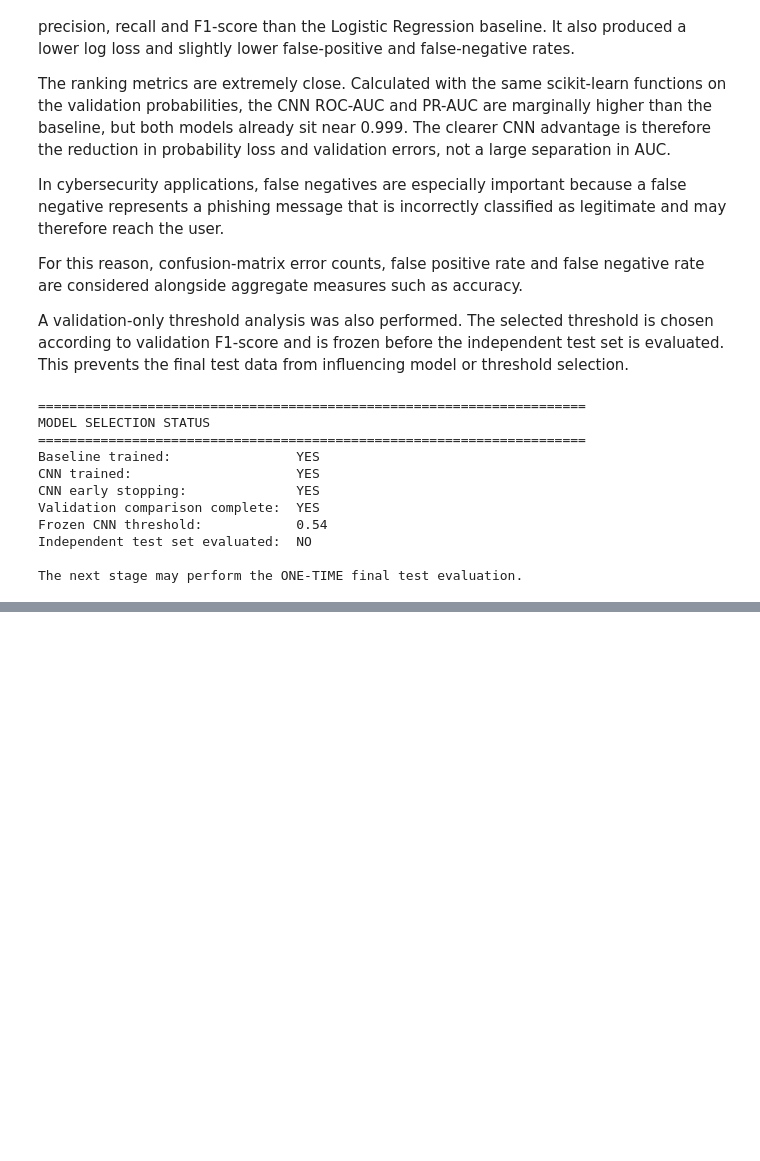
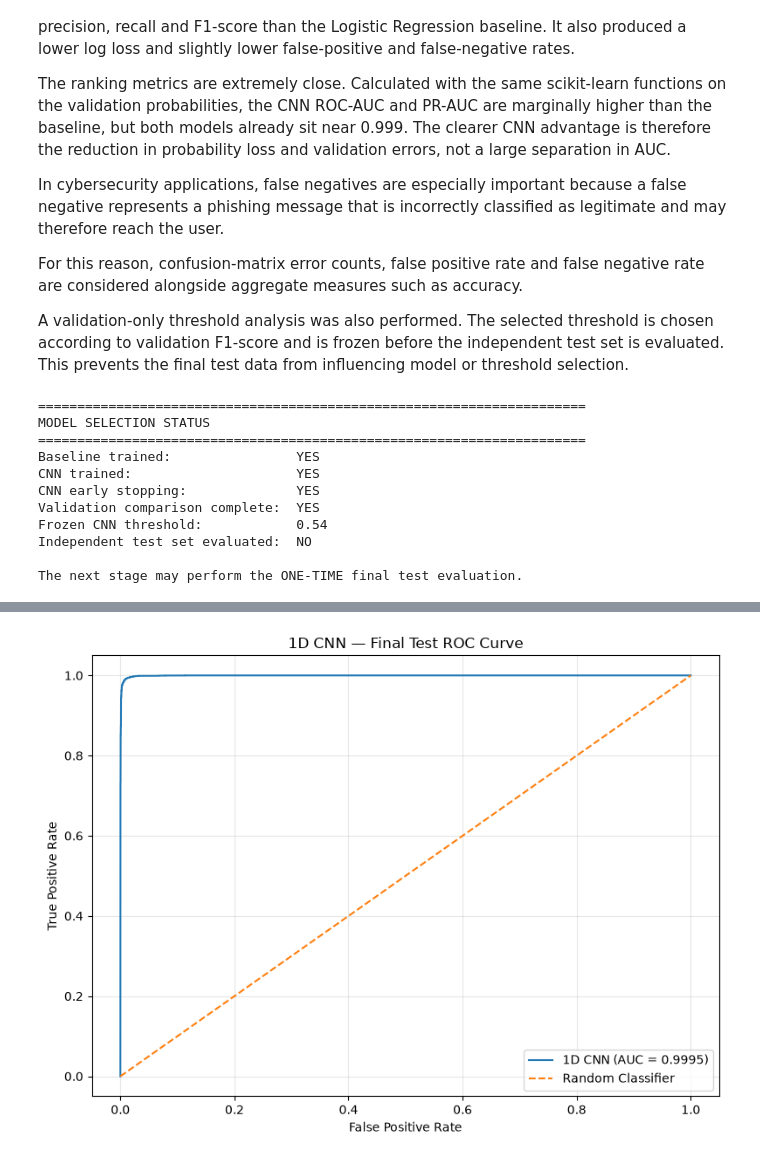
Before and after one commit to Lwazi-Junior/ITRI625-Phishing-Email-Detection, a Jupyter notebook: notebooks/phishing_detection.ipynb, the cells around one changed output, grey strips where cells are left out. Cells and saved outputs as stored; diff of their text form; code cells hidden in the pictures; blank space fills up the shorter version.

```diff
--- a/notebooks/phishing_detection.ipynb
+++ b/notebooks/phishing_detection.ipynb
@@ -3066,0 +3463,42 @@ The next stage may perform the ONE-TIME final test evaluation.
+# %%
+(
+    final_roc_fpr,
+    final_roc_tpr,
+    final_roc_thresholds
+) = roc_curve(
+    y_test,
+    cnn_test_prob
+)
+
+plt.figure(figsize=(8, 6))
+plt.plot(
+    final_roc_fpr,
+    final_roc_tpr,
+    label=(
+        f"1D CNN "
+        f"(AUC = {final_cnn_roc_auc:.4f})"
+    )
+)
+plt.plot(
+    [0, 1],
+    [0, 1],
+    linestyle="--",
+    label="Random Classifier"
+)
+plt.xlabel("False Positive Rate")
+plt.ylabel("True Positive Rate")
+plt.title(
+    "1D CNN — Final Test ROC Curve"
+)
+plt.legend()
+plt.grid(alpha=0.3)
+plt.tight_layout()
+plt.savefig(
+    DEEP_FIGURES_DIR /
+    "final_test_roc_curve.png",
+    dpi=300,
+    bbox_inches="tight"
+)
+plt.show()
+# %% [output]
+[figure, added]
```
Also changed, not shown: parts of 35 cells of this notebook, 9 other files.
